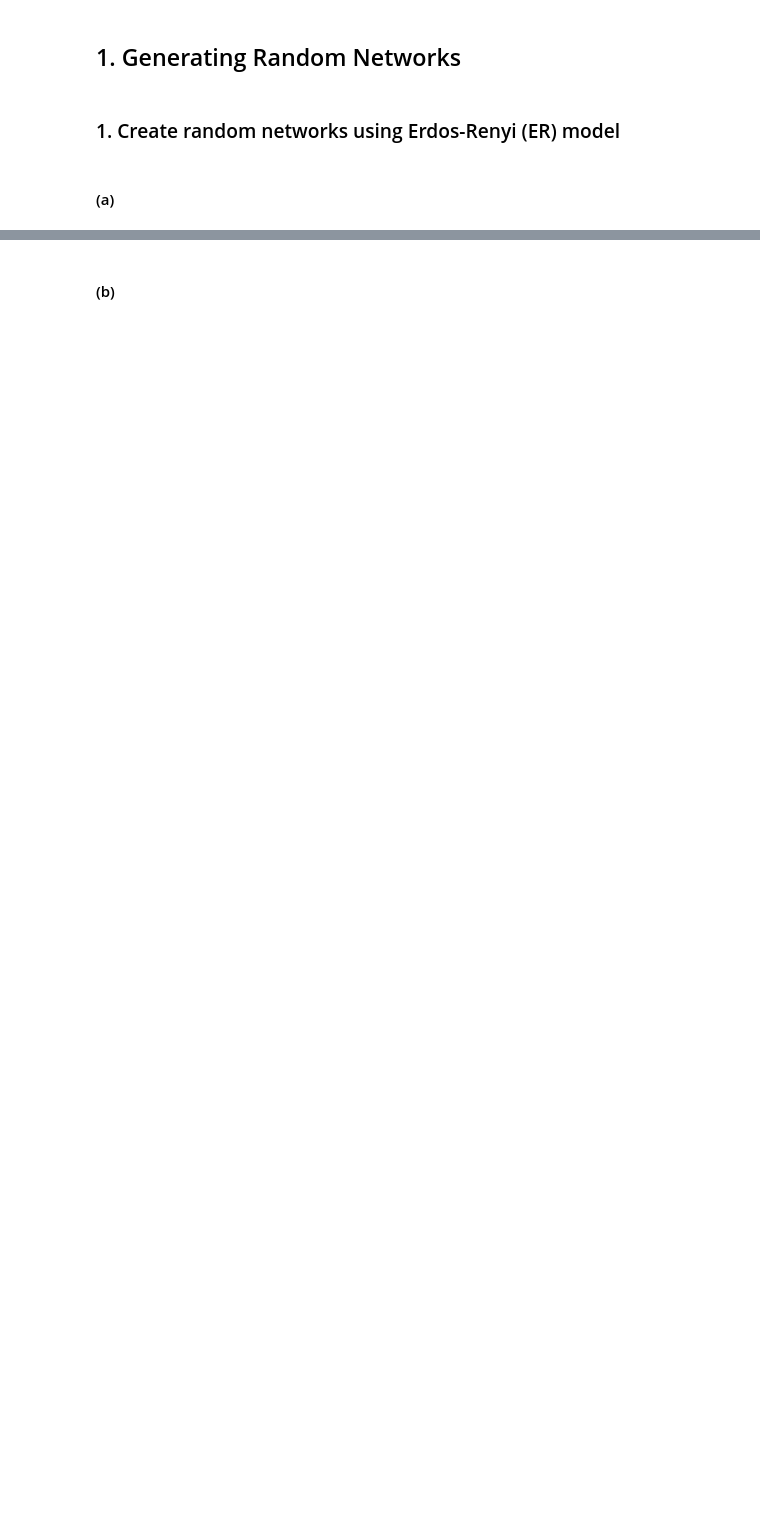
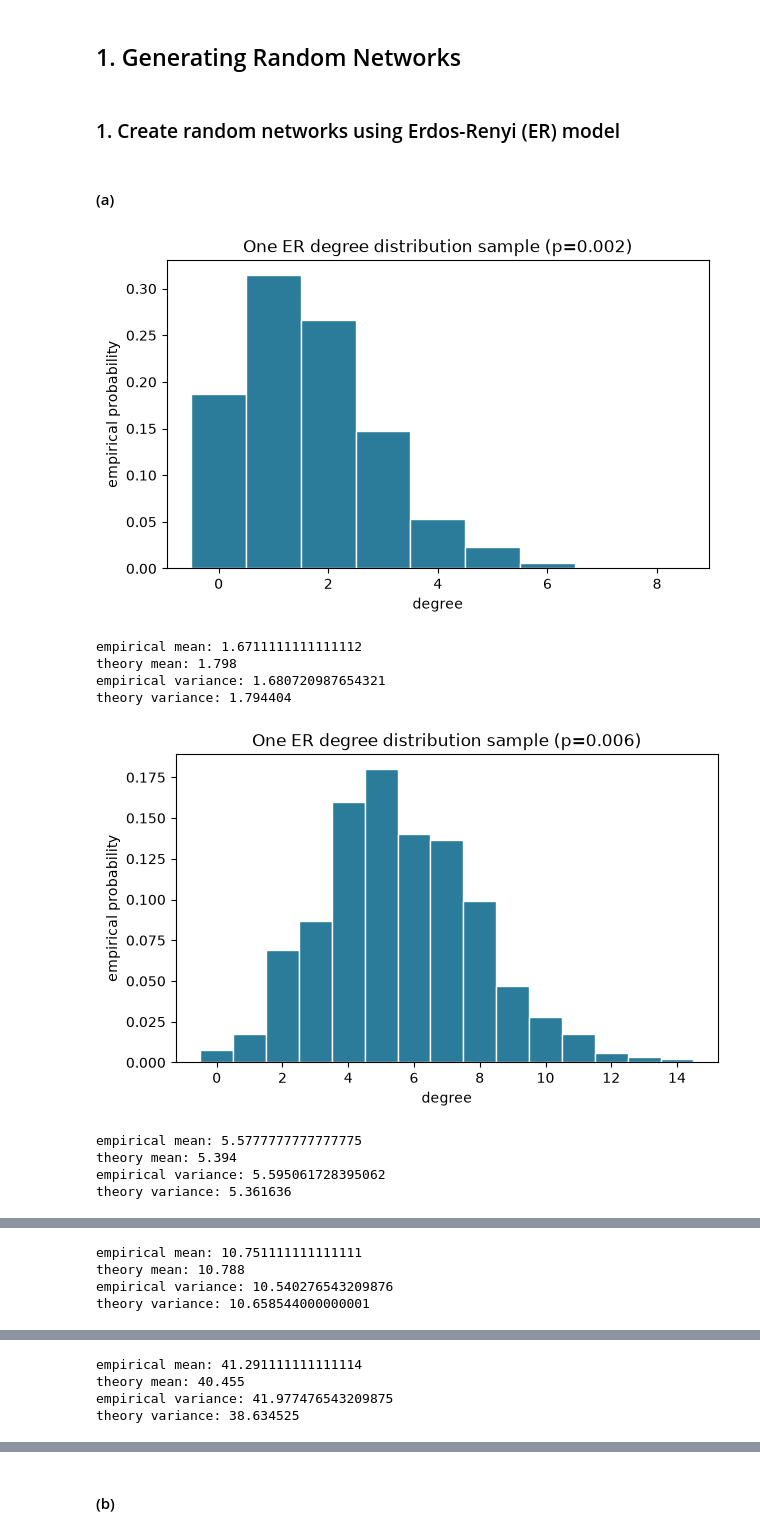
Before and after one commit to enoccer/ECE232E_repo, a Jupyter notebook: Project1/project1.ipynb, the cells around one changed output, grey strips where cells are left out. Drawn from its saved outputs; the diff is of its cells as text; code cells hidden in the pictures; blank space fills up the shorter version.

```diff
--- a/Project1/project1.ipynb
+++ b/Project1/project1.ipynb
@@ -9,3 +11,17 @@ Due: Friday, July 10, 2026 at 11:59 PM PST
 ### 1. Create random networks using Erdos-Renyi (ER) model
 # %% [markdown]
 #### (a)
+# %%
+from project1_code import question_1a
+question_1a()
+# %% [output]
+[figure, added]
+empirical mean: 1.6711111111111112
+theory mean: 1.798
+empirical variance: 1.680720987654321
+theory variance: 1.794404
+[figure, added]
+empirical mean: 5.5777777777777775
+theory mean: 5.394
+empirical variance: 5.595061728395062
+theory variance: 5.361636
@@ -11,0 +29,4 @@ Due: Friday, July 10, 2026 at 11:59 PM PST
+empirical mean: 10.751111111111111
+theory mean: 10.788
+empirical variance: 10.540276543209876
+theory variance: 10.658544000000001
@@ -11,0 +34,4 @@ Due: Friday, July 10, 2026 at 11:59 PM PST
+empirical mean: 41.291111111111114
+theory mean: 40.455
+empirical variance: 41.977476543209875
+theory variance: 38.634525
```
Also changed, not shown: parts of 45 cells of this notebook, 1 other file.
